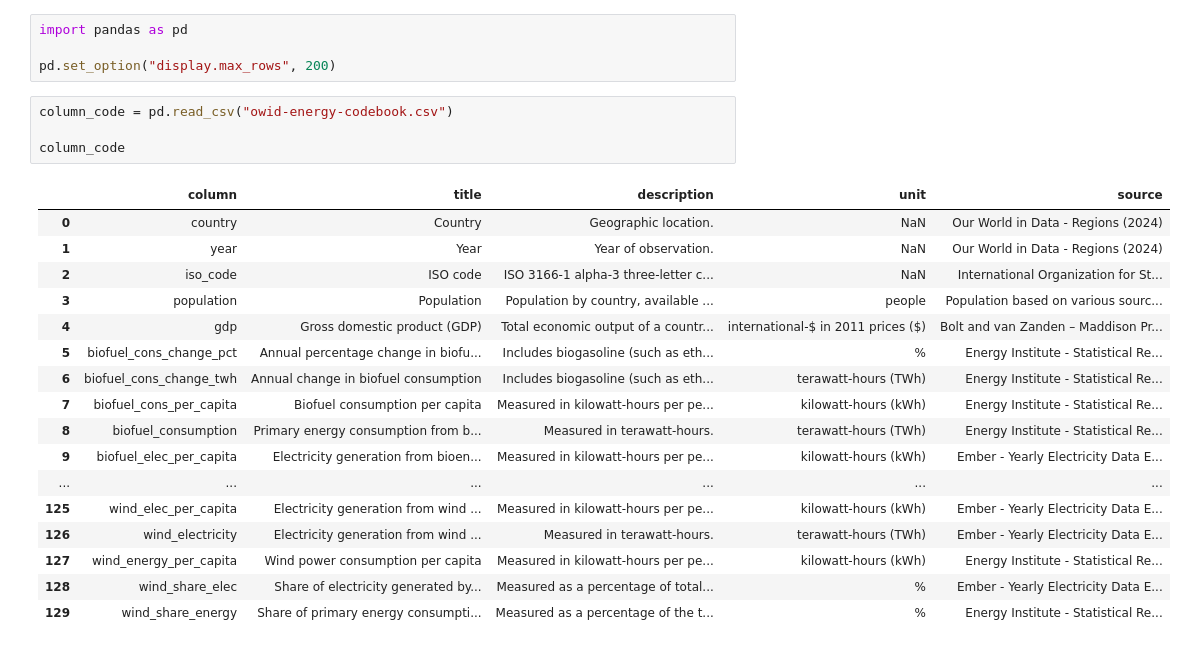
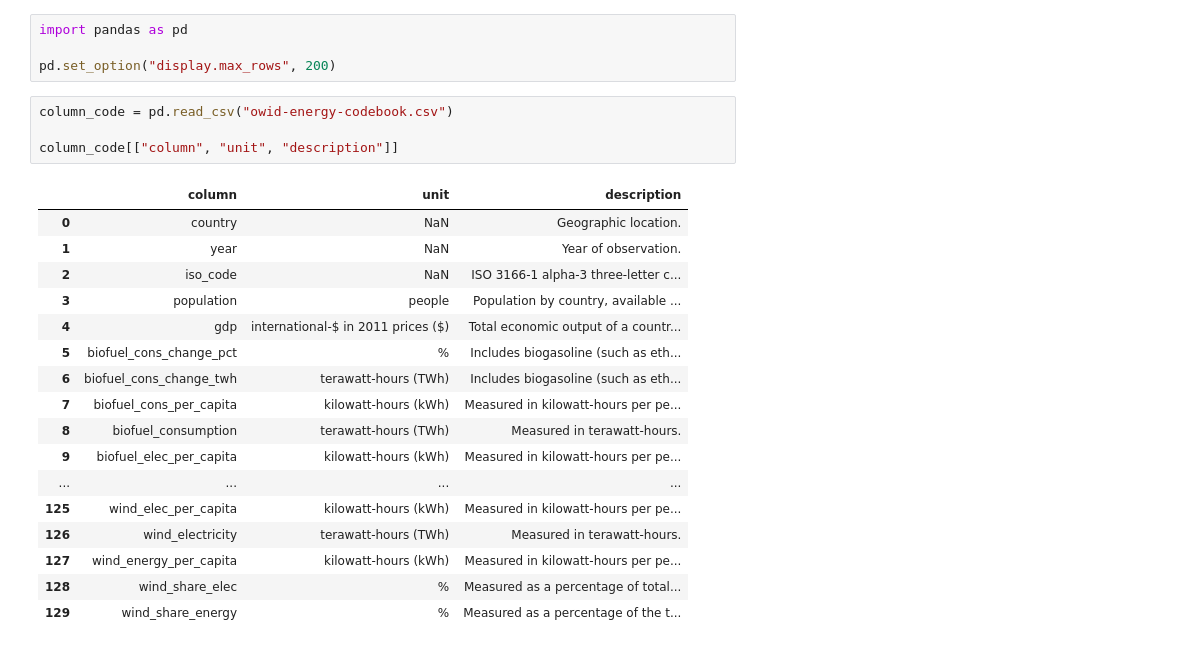
Before and after one commit to CSHepworth/Portfolio, a Jupyter notebook: Data_Analytics/World_Energy_Consumption/codebook.ipynb, the cells around one changed output. Saved outputs shown, nothing was run; the diff lists cells and outputs as text.

Commit message:
data project changes

```diff
--- a/Data_Analytics/World_Energy_Consumption/codebook.ipynb
+++ b/Data_Analytics/World_Energy_Consumption/codebook.ipynb
@@ -5,22 +5,22 @@ pd.set_option("display.max_rows", 200)
 # %%
 column_code = pd.read_csv("owid-energy-codebook.csv")
 
-column_code
+column_code[["column", "unit", "description"]]
 # %% [output]
-|  | column | title | description | unit | source |
-| 0 | country | Country | Geographic location. | NaN | Our World in Data - Regions (2024) |
-| 1 | year | Year | Year of observation. | NaN | Our World in Data - Regions (2024) |
-| 2 | iso_code | ISO code | ISO 3166-1 alpha-3 three-letter c... | NaN | International Organization for St... |
-| 3 | population | Population | Population by country, available ... | people | Population based on various sourc... |
-| 4 | gdp | Gross domestic product (GDP) | Total economic output of a countr... | international-$ in 2011 prices ($) | Bolt and van Zanden – Maddison Pr... |
-| 5 | biofuel_cons_change_pct | Annual percentage change in biofu... | Includes biogasoline (such as eth... | % | Energy Institute - Statistical Re... |
-| 6 | biofuel_cons_change_twh | Annual change in biofuel consumption | Includes biogasoline (such as eth... | terawatt-hours (TWh) | Energy Institute - Statistical Re... |
-| 7 | biofuel_cons_per_capita | Biofuel consumption per capita | Measured in kilowatt-hours per pe... | kilowatt-hours (kWh) | Energy Institute - Statistical Re... |
-| 8 | biofuel_consumption | Primary energy consumption from b... | Measured in terawatt-hours. | terawatt-hours (TWh) | Energy Institute - Statistical Re... |
-| 9 | biofuel_elec_per_capita | Electricity generation from bioen... | Measured in kilowatt-hours per pe... | kilowatt-hours (kWh) | Ember - Yearly Electricity Data E... |
-| ... | ... | ... | ... | ... | ... |
-| 125 | wind_elec_per_capita | Electricity generation from wind ... | Measured in kilowatt-hours per pe... | kilowatt-hours (kWh) | Ember - Yearly Electricity Data E... |
-| 126 | wind_electricity | Electricity generation from wind ... | Measured in terawatt-hours. | terawatt-hours (TWh) | Ember - Yearly Electricity Data E... |
-| 127 | wind_energy_per_capita | Wind power consumption per capita | Measured in kilowatt-hours per pe... | kilowatt-hours (kWh) | Energy Institute - Statistical Re... |
-| 128 | wind_share_elec | Share of electricity generated by... | Measured as a percentage of total... | % | Ember - Yearly Electricity Data E... |
-| 129 | wind_share_energy | Share of primary energy consumpti... | Measured as a percentage of the t... | % | Energy Institute - Statistical Re... |
+|  | column | unit | description |
+| 0 | country | NaN | Geographic location. |
+| 1 | year | NaN | Year of observation. |
+| 2 | iso_code | NaN | ISO 3166-1 alpha-3 three-letter c... |
+| 3 | population | people | Population by country, available ... |
+| 4 | gdp | international-$ in 2011 prices ($) | Total economic output of a countr... |
+| 5 | biofuel_cons_change_pct | % | Includes biogasoline (such as eth... |
+| 6 | biofuel_cons_change_twh | terawatt-hours (TWh) | Includes biogasoline (such as eth... |
+| 7 | biofuel_cons_per_capita | kilowatt-hours (kWh) | Measured in kilowatt-hours per pe... |
+| 8 | biofuel_consumption | terawatt-hours (TWh) | Measured in terawatt-hours. |
+| 9 | biofuel_elec_per_capita | kilowatt-hours (kWh) | Measured in kilowatt-hours per pe... |
+| ... | ... | ... | ... |
+| 125 | wind_elec_per_capita | kilowatt-hours (kWh) | Measured in kilowatt-hours per pe... |
+| 126 | wind_electricity | terawatt-hours (TWh) | Measured in terawatt-hours. |
+| 127 | wind_energy_per_capita | kilowatt-hours (kWh) | Measured in kilowatt-hours per pe... |
+| 128 | wind_share_elec | % | Measured as a percentage of total... |
+| 129 | wind_share_energy | % | Measured as a percentage of the t... |
```
Also changed, not shown: 1 other file.
